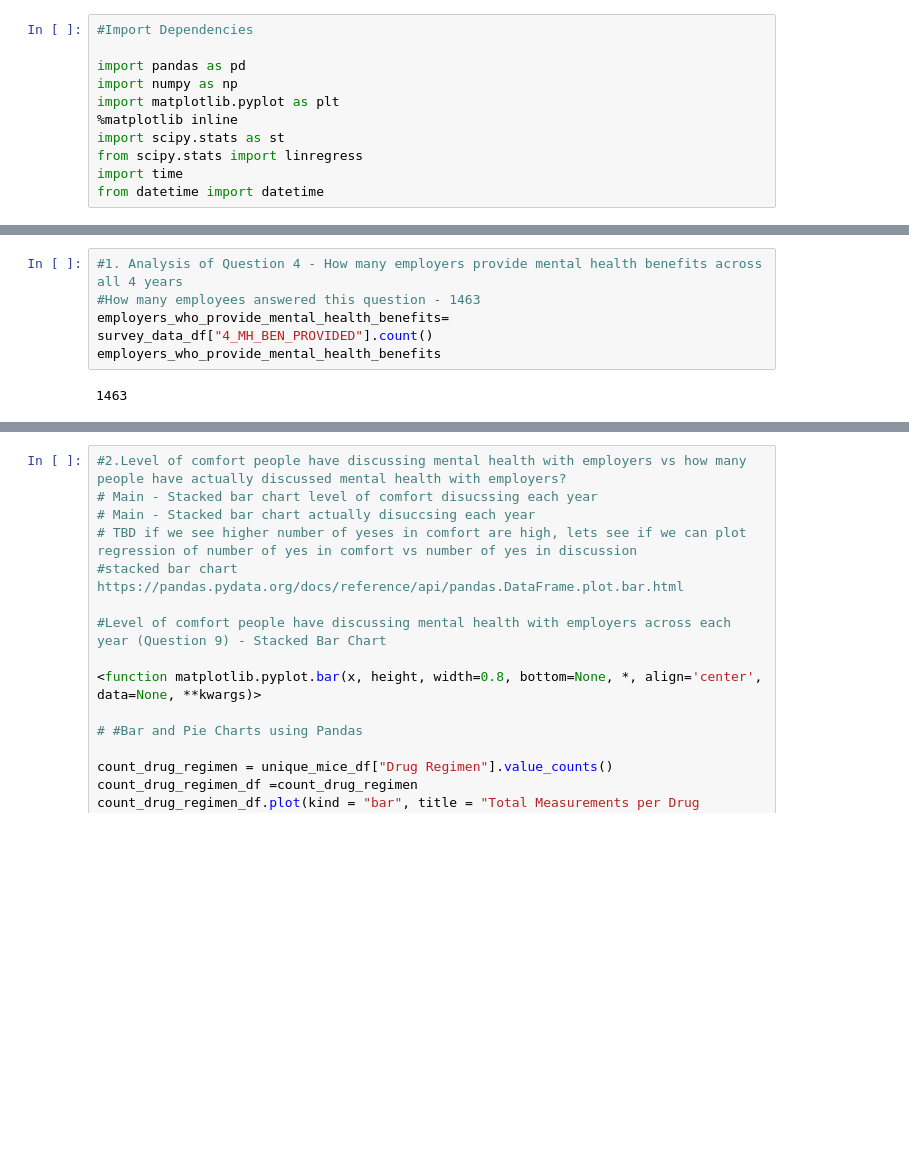
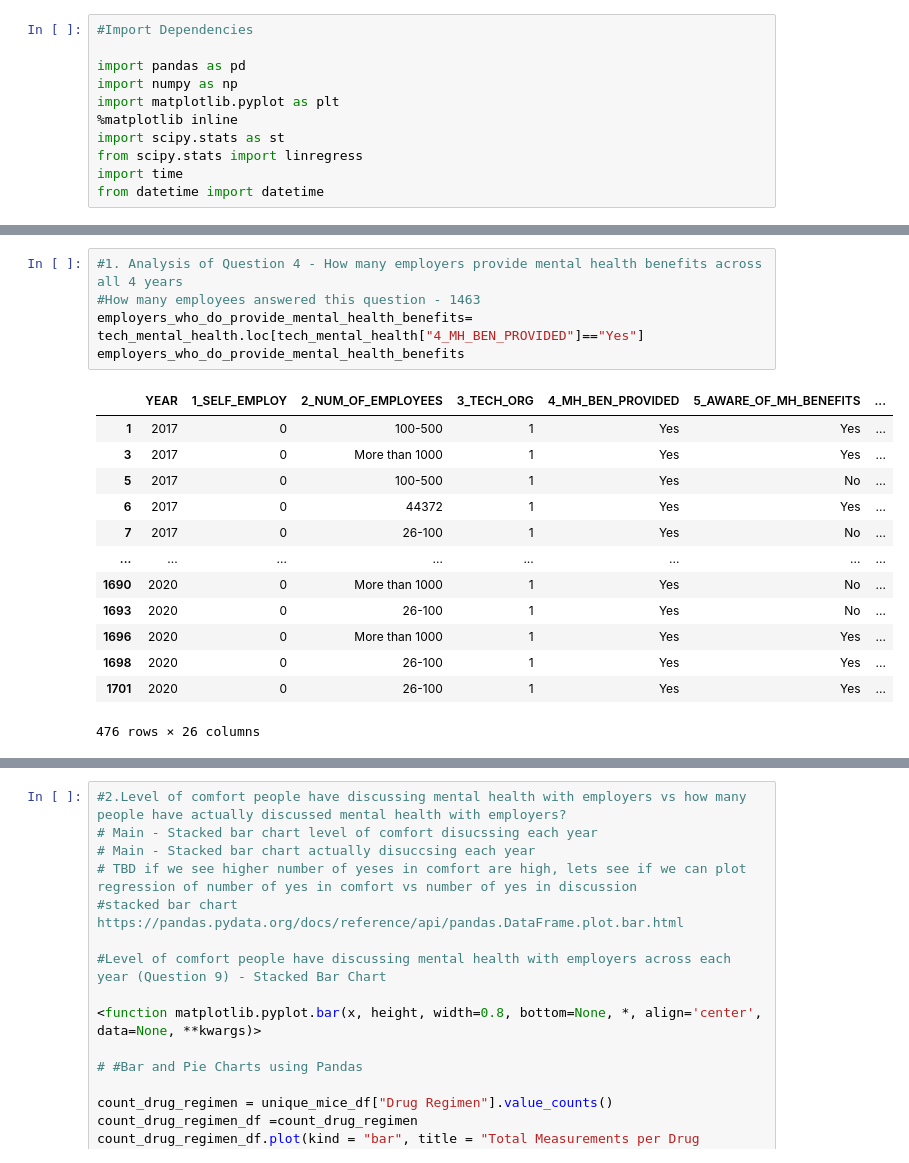
Before and after one commit to bennetyousuf/ProjectOne-MentalHealthinTech, a Jupyter notebook: Mental Health in Tech Data Cleanup.ipynb, the cells around one changed output, grey strips where cells are left out. Drawn from its saved outputs; the diff is of its cells as text; blank space fills up the shorter version.

```diff
--- a/Mental Health in Tech Data Cleanup.ipynb
+++ b/Mental Health in Tech Data Cleanup.ipynb
@@ -44,8 +72,20 @@ survey_data_df
 # %%
 #1. Analysis of Question 4 - How many employers provide mental health benefits across all 4 years
 #How many employees answered this question - 1463
-employers_who_provide_mental_health_benefits= survey_data_df["4_MH_BEN_PROVIDED"].count()
-employers_who_provide_mental_health_benefits
+employers_who_do_provide_mental_health_benefits= tech_mental_health.loc[tech_mental_health["4_MH_BEN_PROVIDED"]=="Yes"]
+employers_who_do_provide_mental_health_benefits
 # %% [output]
+|  | YEAR | 1_SELF_EMPLOY | 2_NUM_OF_EMPLOYEES | 3_TECH_ORG | 4_MH_BEN_PROVIDED | 5_AWARE_OF_MH_BENEFITS | ... |
+| 1 | 2017 | 0 | 100-500 | 1 | Yes | Yes | ... |
+| 3 | 2017 | 0 | More than 1000 | 1 | Yes | Yes | ... |
+| 5 | 2017 | 0 | 100-500 | 1 | Yes | No | ... |
+| 6 | 2017 | 0 | 44372 | 1 | Yes | Yes | ... |
+| 7 | 2017 | 0 | 26-100 | 1 | Yes | No | ... |
+| ... | ... | ... | ... | ... | ... | ... | ... |
+| 1690 | 2020 | 0 | More than 1000 | 1 | Yes | No | ... |
+| 1693 | 2020 | 0 | 26-100 | 1 | Yes | No | ... |
+| 1696 | 2020 | 0 | More than 1000 | 1 | Yes | Yes | ... |
+| 1698 | 2020 | 0 | 26-100 | 1 | Yes | Yes | ... |
+| 1701 | 2020 | 0 | 26-100 | 1 | Yes | Yes | ... |
-1463
+476 rows × 26 columns
 # %%
```
Also changed, not shown: parts of 7 cells of this notebook.
